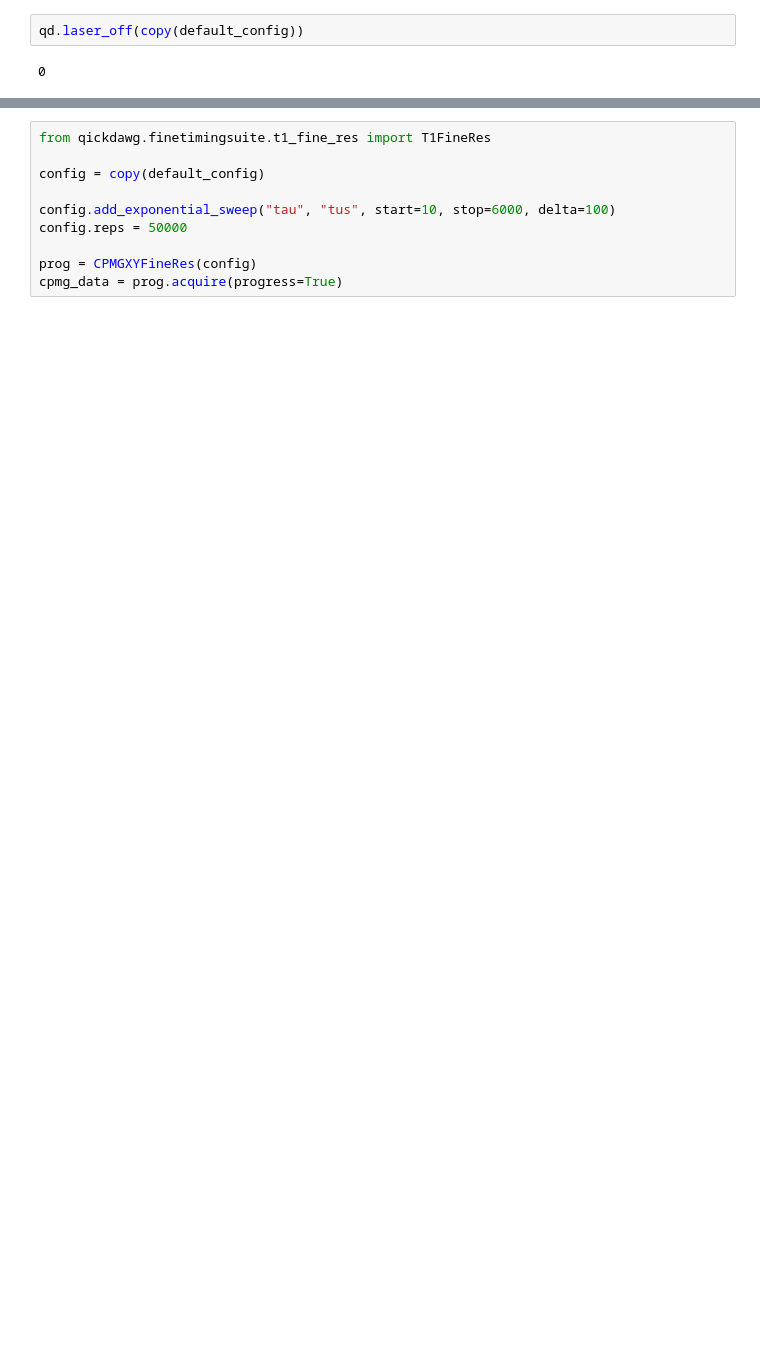
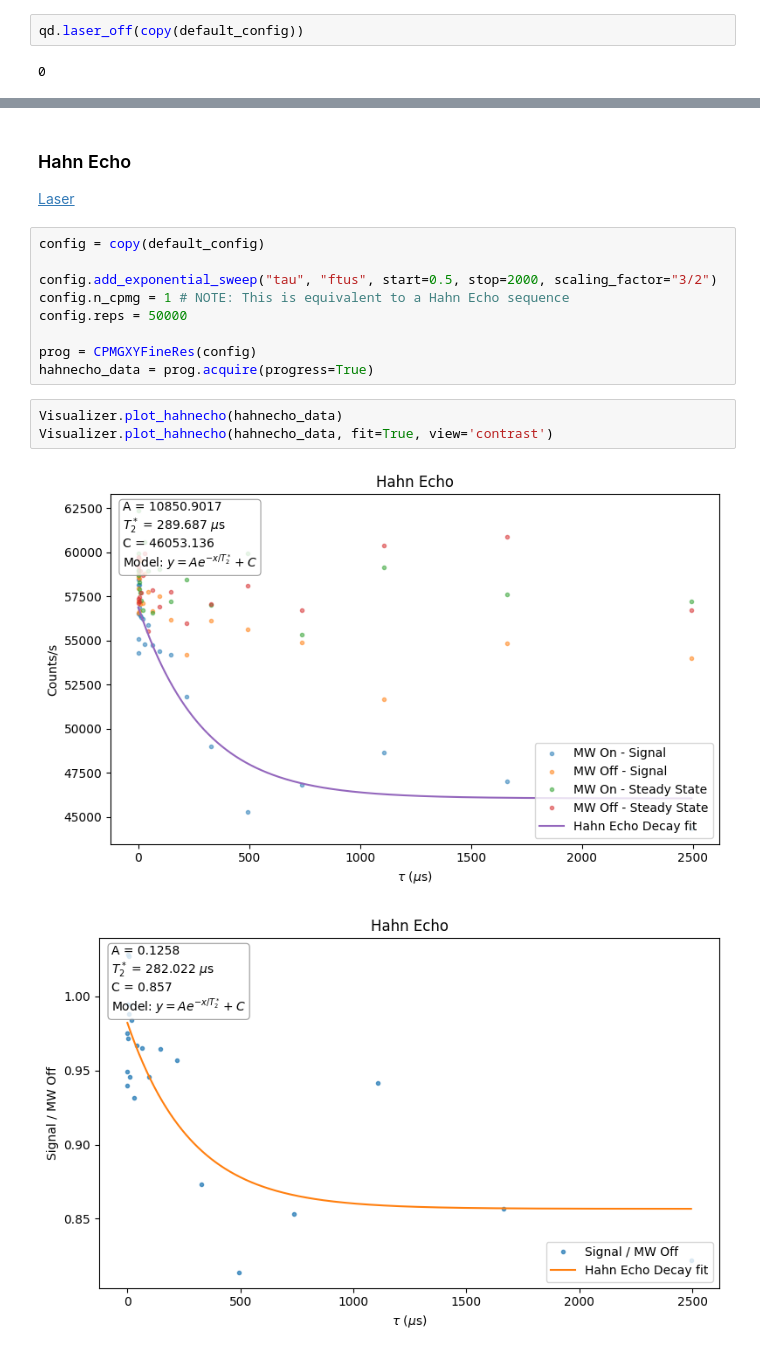
Before and after one commit to vsmar/qick-dawg, a Jupyter notebook: jupyter_notebooks/fine_time_counting_demo.ipynb, the cells around one changed output, grey strips where cells are left out. Cells and saved outputs as stored; diff of their text form; blank space fills up the shorter version.

```diff
--- a/jupyter_notebooks/fine_time_counting_demo.ipynb
+++ b/jupyter_notebooks/fine_time_counting_demo.ipynb
@@ -331,10 +195,19 @@ d = prog.acquire(progress=True)
+# %% [markdown]
+<a id="hahn-echo"></a>
+### Hahn Echo
+[Laser](#laser)
 # %%
-from qickdawg.finetimingsuite.t1_fine_res import T1FineRes
-
 config = copy(default_config)
 
-config.add_exponential_sweep("tau", "tus", start=10, stop=6000, delta=100)
+config.add_exponential_sweep("tau", "ftus", start=0.5, stop=2000, scaling_factor="3/2")
+config.n_cpmg = 1 # NOTE: This is equivalent to a Hahn Echo sequence
 config.reps = 50000
 
 prog = CPMGXYFineRes(config)
-cpmg_data = prog.acquire(progress=True)
+hahnecho_data = prog.acquire(progress=True)
+# %%
+Visualizer.plot_hahnecho(hahnecho_data)
+Visualizer.plot_hahnecho(hahnecho_data, fit=True, view='contrast')
+# %% [output]
+[figure, added]
+[figure, added]
```
Also changed, not shown: parts of 31 cells of this notebook, 35 other files.
